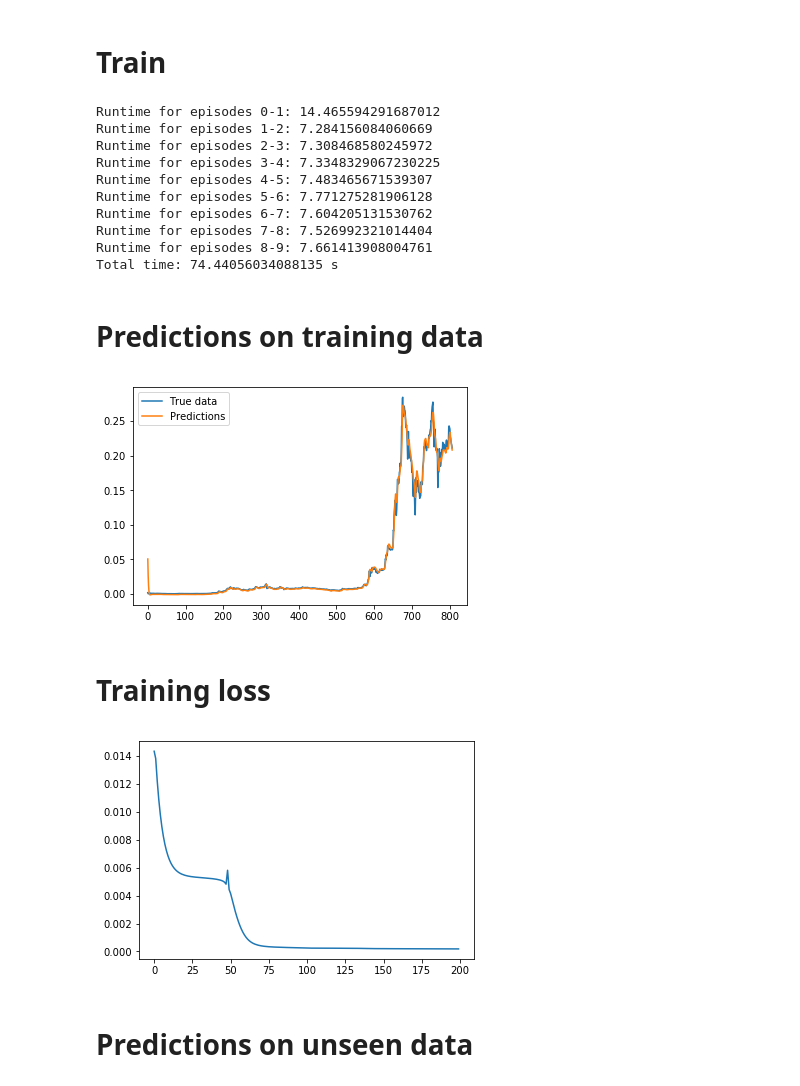
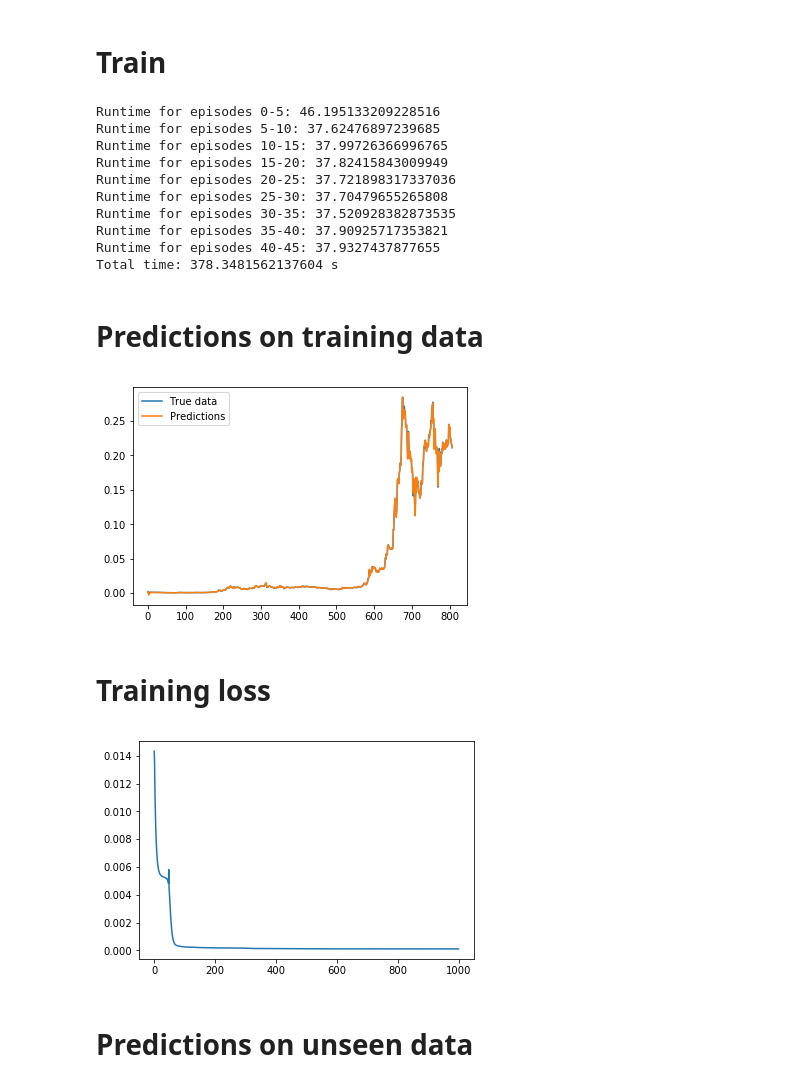
Before and after one commit to hjjimmykim/yggdrasil, a Jupyter notebook: Yggdrasil.ipynb, the cells around one changed output. Drawn from its saved outputs; the diff is of its cells as text; code cells hidden in the pictures.

```diff
--- a/Yggdrasil.ipynb
+++ b/Yggdrasil.ipynb
@@ -28,10 +28,11 @@ torch.manual_seed(num_seed)
 if use_cuda:
     torch.cuda.manual_seed(num_seed)
 
-N_ep = 10                    # Number of episodes
+N_ep = 50                    # Number of episodes
 ep_rec = max(1,int(N_ep/10)) # Print time every ep_rec episodes
 test_prop = 0.2              # Proportion of data set aside for testing (i.e. unseen data)
 alpha = 0.1                  # Learning rate
+save_plots = True            # Save the plots or not
 path_plots = './plots/'       # Path where plots will be saved
 # %% [markdown]
 # Define model
@@ -156,16 +157,16 @@ for i_ep in range(N_ep):
 t_finish = time.time() # Finish time
 print('Total time: ' + str(t_finish-t_start) + ' s')
 # %% [output]
-Runtime for episodes 0-1: 14.465594291687012
-Runtime for episodes 1-2: 7.284156084060669
-Runtime for episodes 2-3: 7.308468580245972
-Runtime for episodes 3-4: 7.3348329067230225
-Runtime for episodes 4-5: 7.483465671539307
-Runtime for episodes 5-6: 7.771275281906128
-Runtime for episodes 6-7: 7.604205131530762
-Runtime for episodes 7-8: 7.526992321014404
-Runtime for episodes 8-9: 7.661413908004761
-Total time: 74.44056034088135 s
+Runtime for episodes 0-5: 46.195133209228516
+Runtime for episodes 5-10: 37.62476897239685
+Runtime for episodes 10-15: 37.99726366996765
+Runtime for episodes 15-20: 37.82415843009949
+Runtime for episodes 20-25: 37.721898317337036
+Runtime for episodes 25-30: 37.70479655265808
+Runtime for episodes 30-35: 37.520928382873535
+Runtime for episodes 35-40: 37.90925717353821
+Runtime for episodes 40-45: 37.9327437877655
+Total time: 378.3481562137604 s
 # %% [markdown]
 # Predictions on training data
 # %%
@@ -180,18 +181,20 @@ plt.plot(ohlcv_train_pred[plot_type].detach(),label='Predictions')
 
 test_output = model(x_test)
 plt.legend()
-plt.savefig(path_plots+'train.png')
+if save_plots:
+    plt.savefig(path_plots+'train_N_ep=' + str(N_ep) + '.png')
 plt.show()
 # %% [output]
-[figure, old version]
+[figure, new version]
 # %% [markdown]
 # Training loss
 # %%
 plt.plot(losses)
-plt.savefig(path_plots+'train_loss.png')
+if save_plots:
+    plt.savefig(path_plots+'train_loss_N_ep=' + str(N_ep) + '.png')
 plt.show()
 # %% [output]
-[figure, old version]
+[figure, new version]
 # %% [markdown]
 # Predictions on unseen data
 # %%
```
Also changed, not shown: parts of 2 cells of this notebook, 10 other files.
